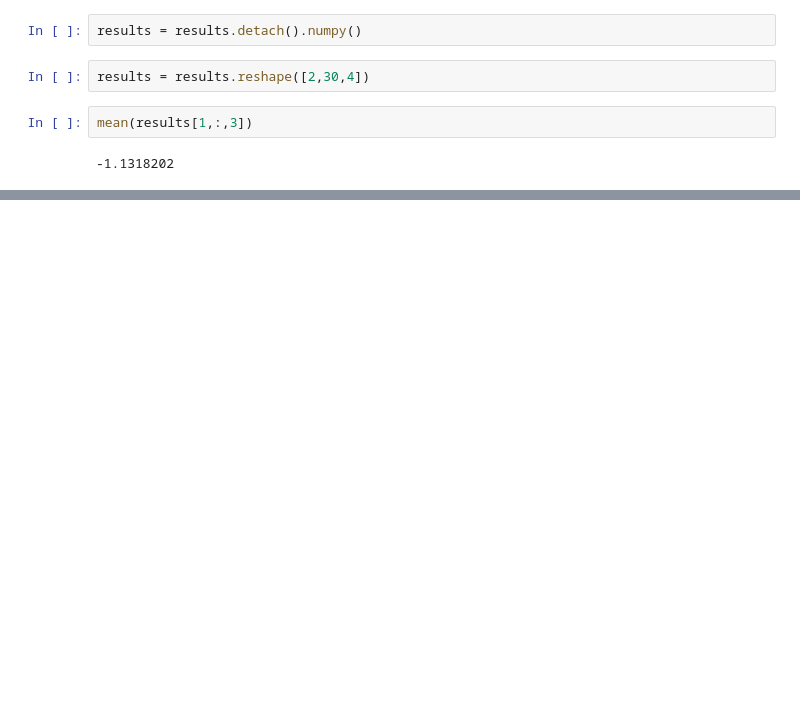
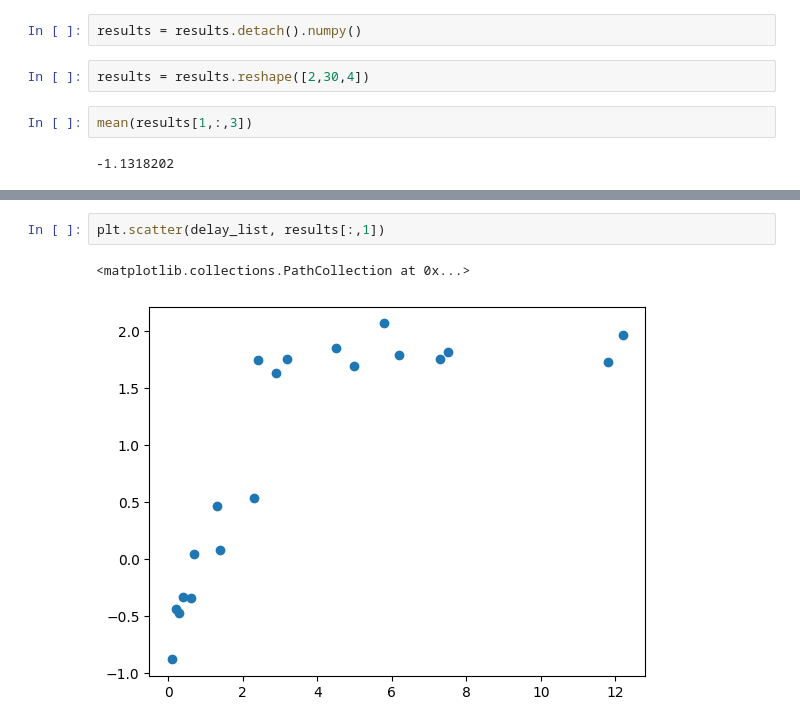
Before and after one commit to hhsherlock/Discounting, a Jupyter notebook: SVI/hierarchy_overlap_area_group_by_delay.ipynb, the cells around one changed output, grey strips where cells are left out. Cells and saved outputs as stored; diff of their text form; blank space fills up the shorter version.

```diff
--- a/SVI/hierarchy_overlap_area_group_by_delay.ipynb
+++ b/SVI/hierarchy_overlap_area_group_by_delay.ipynb
@@ -246,0 +267,5 @@ mean(results[1,:,3])
+# %%
+plt.scatter(delay_list, results[:,1])
+# %% [output]
+<matplotlib.collections.PathCollection at 0x...>
+[figure, added]
```
Also changed, not shown: parts of 10 cells of this notebook, 5 other files.
